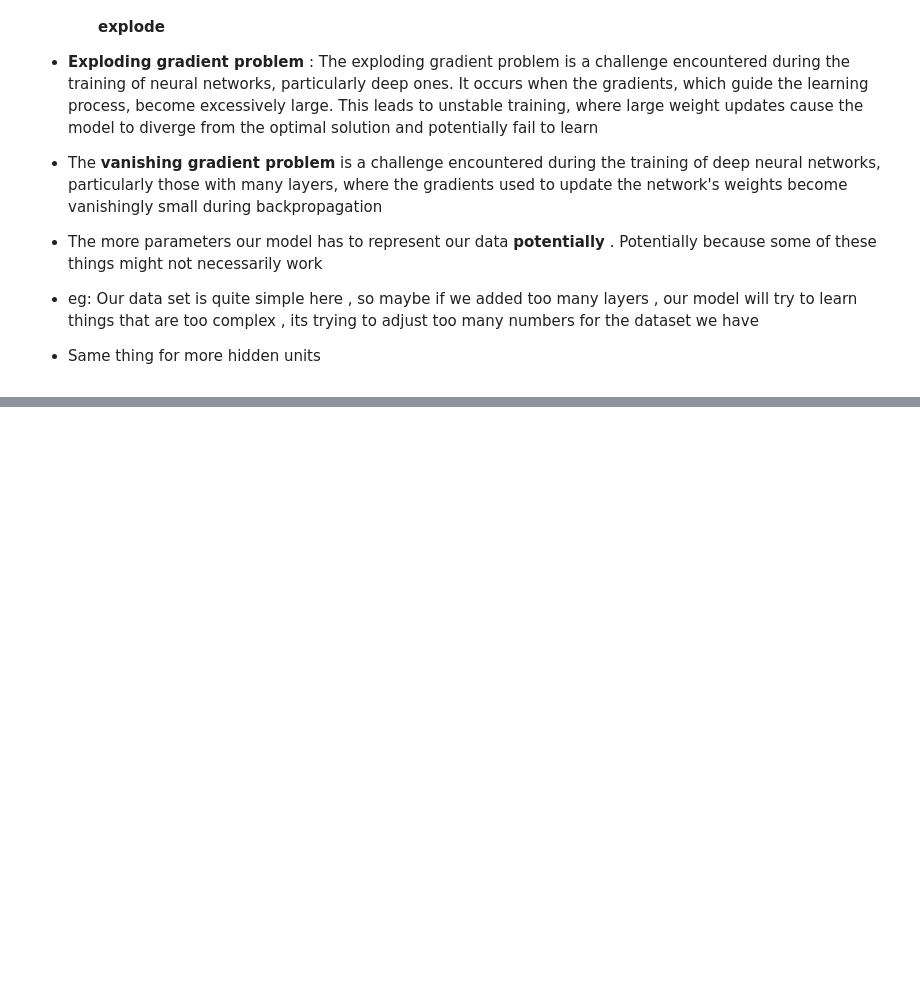
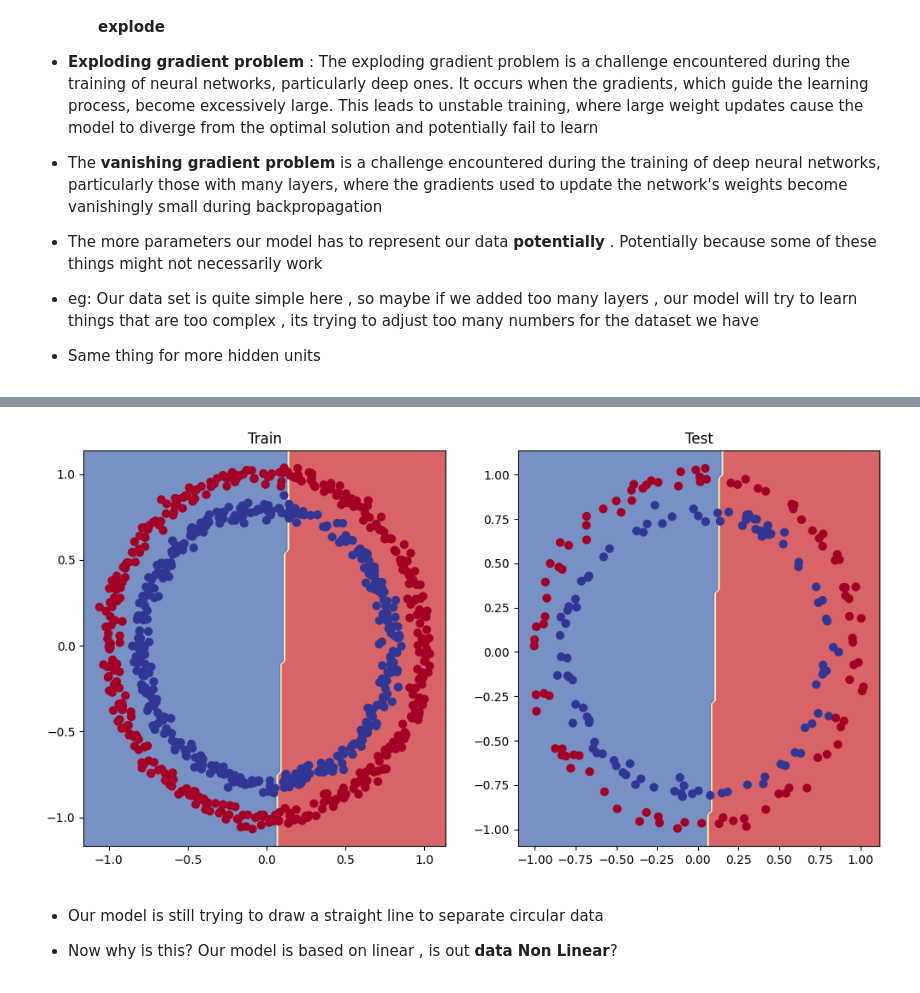
Before and after one commit to mahidhiman12/Deep_learning_with_PyTorch, a Jupyter notebook: 4_PyTorch_NN.ipynb, the cells around one changed output, grey strips where cells are left out. Cells and saved outputs as stored; diff of their text form; code cells hidden in the pictures; blank space fills up the shorter version.

```diff
--- a/4_PyTorch_NN.ipynb
+++ b/4_PyTorch_NN.ipynb
@@ -593,0 +627,20 @@ might not necessarily work
+# %%
+class CircleModelV2(nn.Module):
+  def __init__(self):
+    super().__init__()
+    self.Layer_1 = nn.Linear(in_features = 2 , out_features = 10 )
+    self.Layer_2 = nn.Linear(in_features=10 , out_features= 10)
+    self.Layer_3 = nn.Linear(in_features=10 , out_features= 1)
+
+  def forward(self , x):
+    # z -> logits
+    # either we can pass it like this
+    # z = self.Layer_1(x)
+    # z = self.Layer_2(z)
+    # z = self.Layer_3(z)
+
+    # or like this
+    return self.Layer_3(self.Layer_2(self.Layer_1(x)))
+
+model_1 = CircleModelV2().to(device)
+model_1
@@ -593,0 +673,3 @@ might not necessarily work
+# %%
+loss_fn = nn.BCEWithLogitsLoss()
+optimizer = torch.optim.SGD(params = model_1.parameters() , lr = 0.001)
@@ -593,0 +721,18 @@ might not necessarily work
+# %%
+# plot decision boundary
+
+plt.figure(figsize = (12,6))
+# plt.subplot(row,col,index)
+plt.subplot(1,2,1)
+plt.title("Train")
+plot_decision_boundary(model_1 , X_train , y_train)
+
+plt.subplot(1,2,2)
+plt.title("Test")
+plot_decision_boundary(model_1 , X_test , y_test)
+# %% [output]
+[figure, added]
+# %% [markdown]
+- Our model is still trying to draw a straight line to separate circular data
+
+- Now why is this? Our model is based on linear , is out **data Non Linear**?
```
Also changed, not shown: parts of 54 cells of this notebook.
